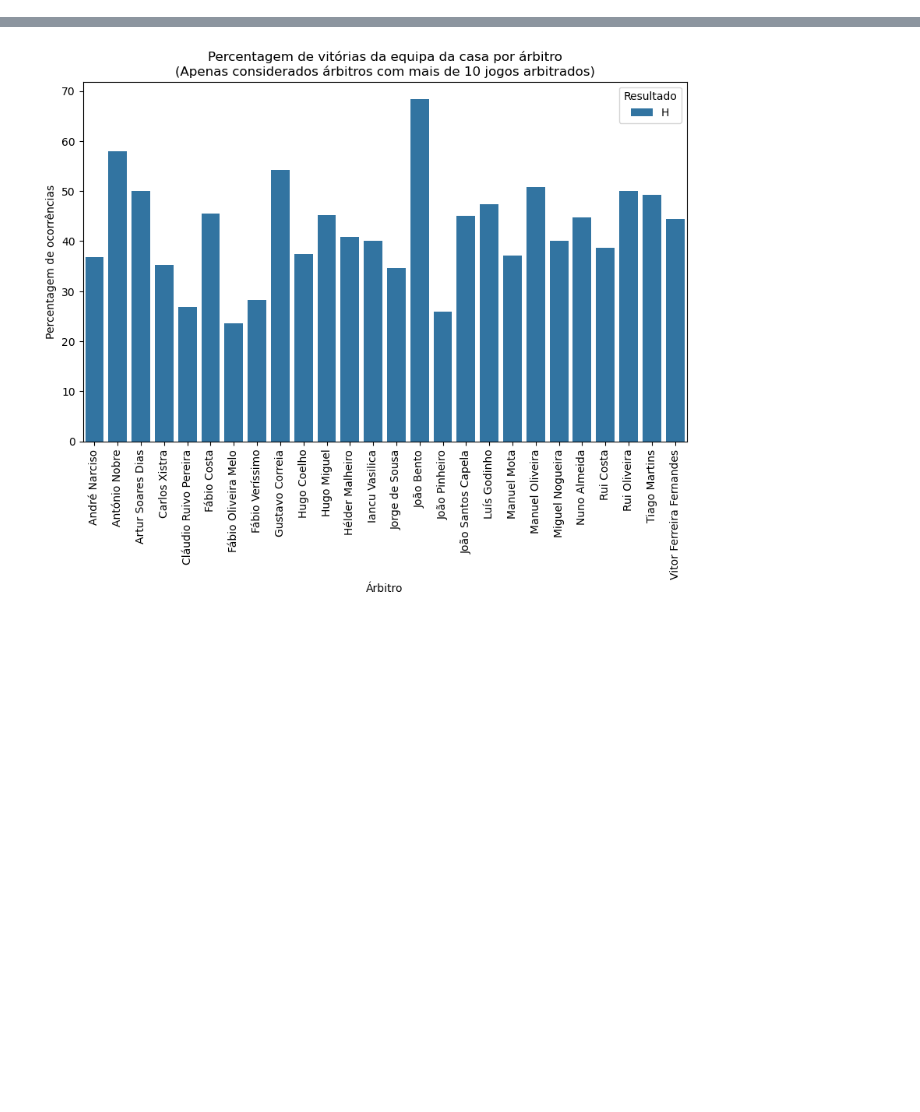
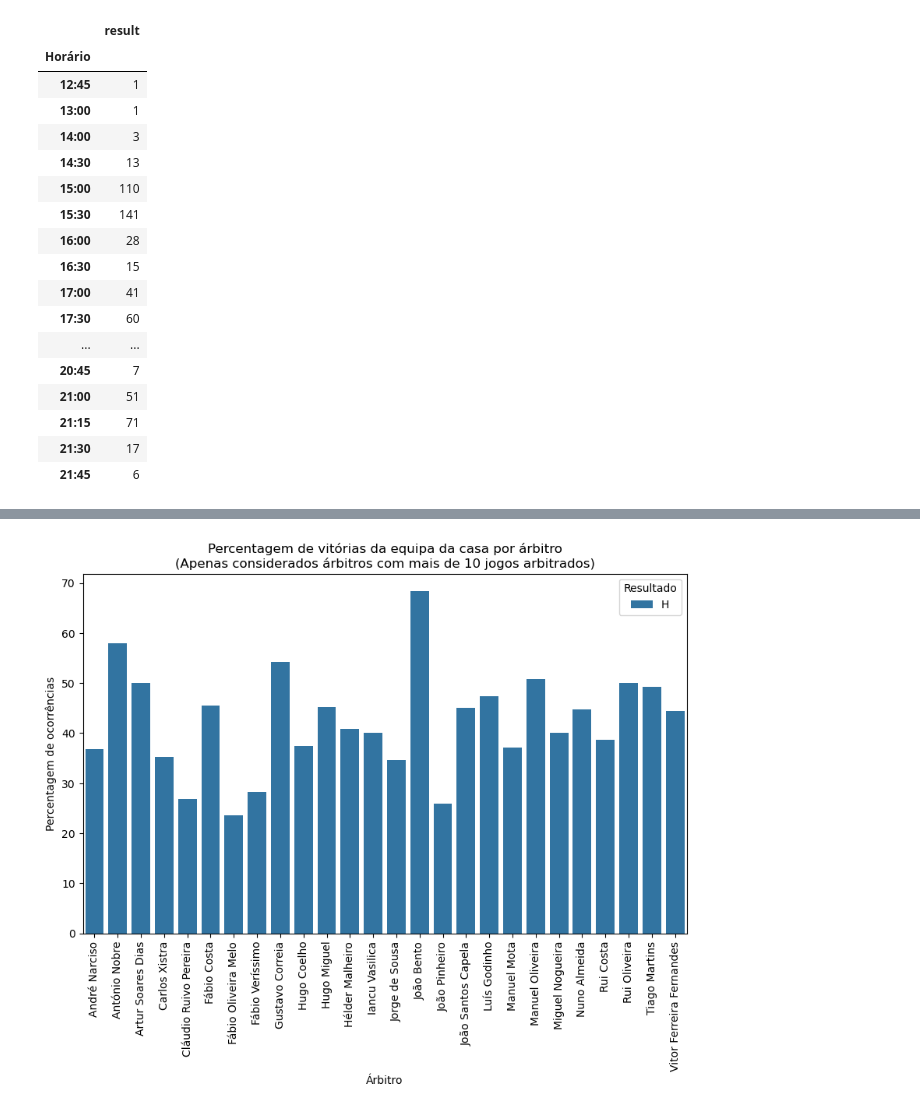
Before and after one commit to JoaoCaldas122/datamining-tp, a Jupyter notebook: TH.ipynb, the cells around one changed output, grey strips where cells are left out. Saved outputs shown, nothing was run; the diff lists cells and outputs as text; code cells hidden in the pictures; blank space fills up the shorter version.

```diff
--- a/TH.ipynb
+++ b/TH.ipynb
@@ -54,0 +79,21 @@ treino.loc[treino['dif']<0, 'result'] = 'A'
+# %%
+treino[['Horário','result']].groupby('Horário').count()
+# %% [output]
+|  | result |
+| Horário |  |
+| 12:45 | 1 |
+| 13:00 | 1 |
+| 14:00 | 3 |
+| 14:30 | 13 |
+| 15:00 | 110 |
+| 15:30 | 141 |
+| 16:00 | 28 |
+| 16:30 | 15 |
+| 17:00 | 41 |
+| 17:30 | 60 |
+| ... | ... |
+| 20:45 | 7 |
+| 21:00 | 51 |
+| 21:15 | 71 |
+| 21:30 | 17 |
+| 21:45 | 6 |
```
Also changed, not shown: parts of 11 cells of this notebook, 1 other file.
